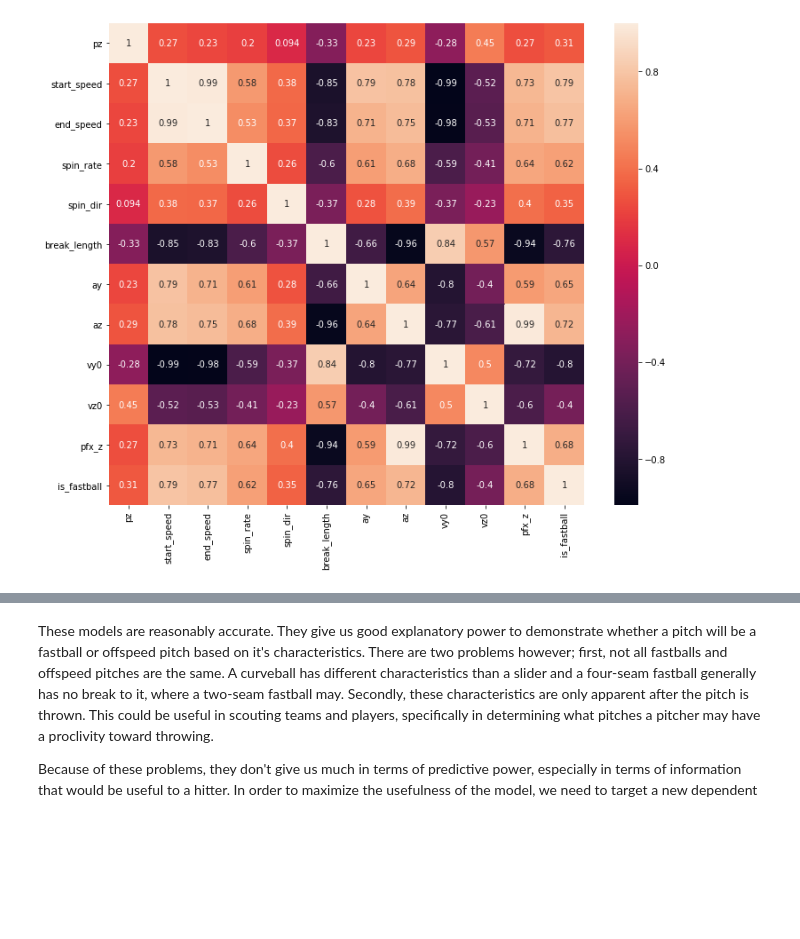
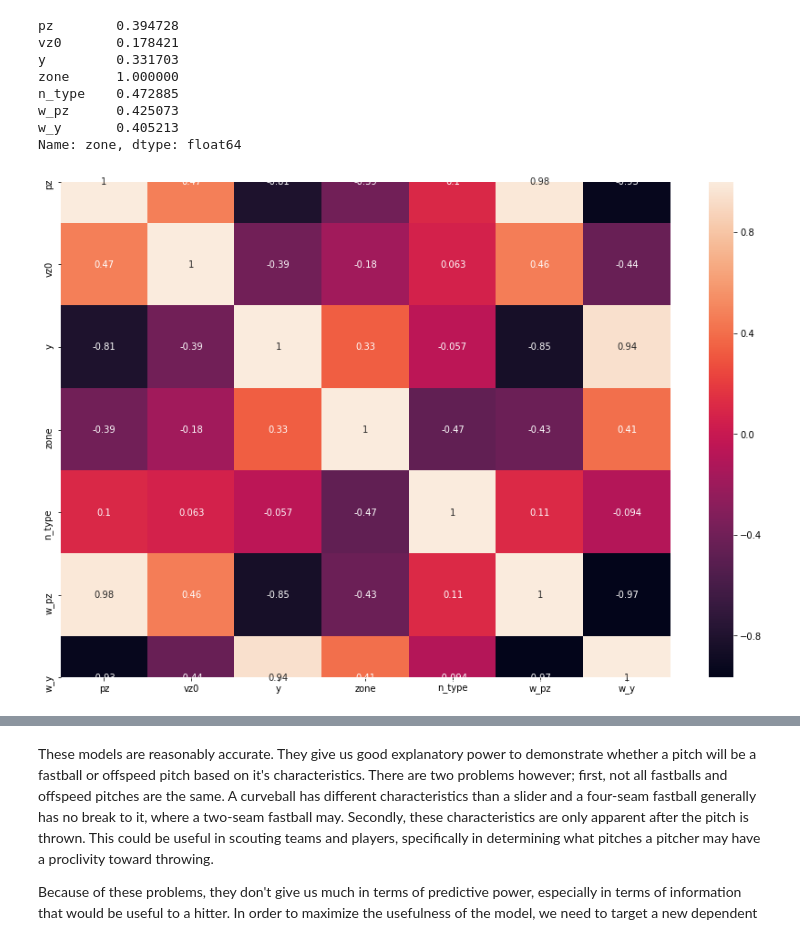
Before and after one commit to jkovach89/Thinkful-Capstones, a Jupyter notebook: Capstone 3 - Supervised Learning.ipynb, the cells around one changed output, grey strips where cells are left out. Cells and saved outputs as stored; diff of their text form; code cells hidden in the pictures; blank space fills up the shorter version.

```diff
--- a/Capstone 3 - Supervised Learning.ipynb
+++ b/Capstone 3 - Supervised Learning.ipynb
@@ -174,0 +202,25 @@ plt.show()
+# %%
+from scipy.stats.mstats import winsorize
+
+plt.figure(figsize=(20,10))
+grid = 1
+
+for var in check:
+    pitch_sample['w_' + var] = winsorize(pitch_sample[var],(0.05, 0.05))
+
+    plt.subplot(2,3,grid)
+    plt.hist(pitch_sample['w_' + var])
+    plt.title('w_' + var)
+    grid+=1
+
+    print("For: " + var)
+    q75, q25 = np.percentile(pitch_sample['w_' + var], [75 ,25])
+    iqr = q75 - q25
+    threshold = 1.5
+    min_val = q25 - (iqr*threshold)
+    max_val = q75 + (iqr*threshold)
+
+    ol = len(np.where((pitch_sample['w_' + var] > max_val) | (pitch_sample['w_' + var] < min_val))[0])
+    otl_perc = ol/pitch_sample.shape[0]
+    print("Number of outliers is: {}".format(ol))
+    print("Percentage of outliers is: {}".format(otl_perc))
@@ -175,15 +247,23 @@ plt.show()
 # %%
-# Identify correlation in winsorized features
-w_cor = w_pitches.corr()
-cor_target = abs(w_cor['is_fastball'])
-relevant_features = cor_target[cor_target>0.3]
+# Identify high correlation features
+pcor = pitch_sample.corr()
+cor_target = abs(pcor['zone'])
+relevant_features = cor_target[cor_target>0.15]
+rf_pitch = pitch_sample[list(relevant_features.index)]
+print(relevant_features)
 
-# Create new df with only highly correlated features
-redux_pitch = w_pitches[list(relevant_features.index)]
-
-plt.figure(figsize=(12,10))
-rpcor = redux_pitch.corr()
-sns.heatmap(rpcor, annot=True)
+# Print Heatmap
+plt.figure(figsize=(15,10))
+rf_cor = rf_pitch.corr()
+sns.heatmap(rf_cor, annot=True)
 plt.show()
 # %% [output]
+pz        0.394728
+vz0       0.178421
+y         0.331703
+zone      1.000000
+n_type    0.472885
+w_pz      0.425073
+w_y       0.405213
+Name: zone, dtype: float64
-[figure, old version]
+[figure, new version]
```
Also changed, not shown: parts of 17 cells of this notebook.
